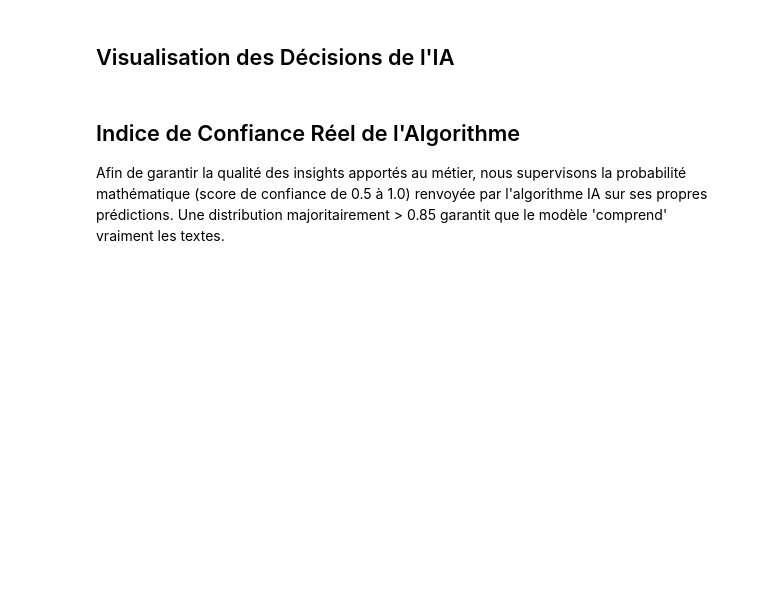
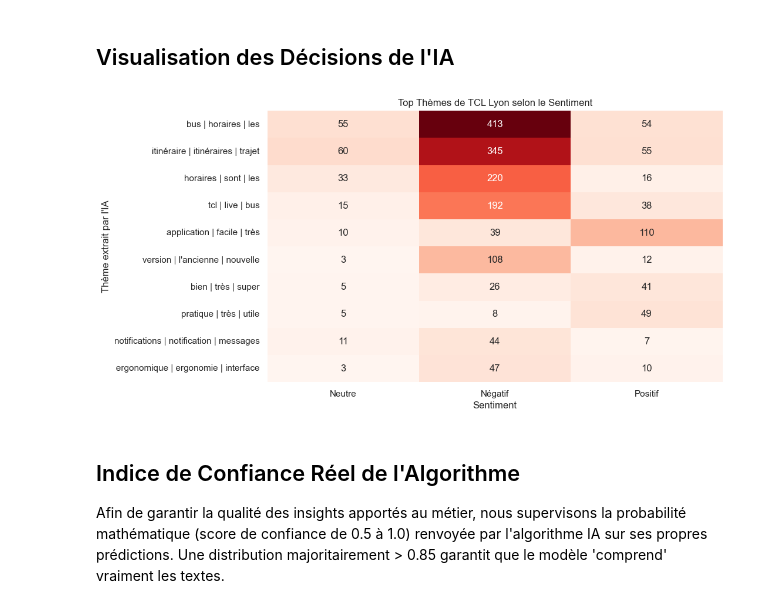
Before and after one commit to abderahmanenouri/AI-Reputation-360, a Jupyter notebook: Analyse_Reputation_IA.ipynb, the cells around one changed output. Saved outputs shown, nothing was run; the diff lists cells and outputs as text; code cells hidden in the pictures; blank space fills up the shorter version.

Commit message:
Fix: Heatmap TCL fonctionnelle (filtre corrigé) et code CamemBERT formaté proprement en Markdown

```diff
--- a/Analyse_Reputation_IA.ipynb
+++ b/Analyse_Reputation_IA.ipynb
@@ -49,19 +49,3 @@ Ce projet repose sur une approche hybride robuste :
 # %% [markdown]
 ### Focus sur l'inférence CamemBERT (Aperçu du code source)
 Le script utilisé pour générer les prédictions (disponible dans `src/`) ressemble à ceci :
-# %%
-# Extrait de l'inférence (Nécessite environnement adapté : PyTorch + Transformers)
-"""
-from transformers import pipeline
-import pandas as pd
-
-# 1. Chargement du modèle depuis le checkpoint de fine-tuning
-sentiment_pipeline = pipeline('text-classification', model='./results/model_checkpoints', device=0)
-
-# 2. Inférence par batch pour optimisation GPU
-results = sentiment_pipeline(texts, batch_size=32)
-
-# 3. Extraction des scores de confiance réels de l'IA
-df['Sentiment_IA'] = [r['label'] for r in results]
-df['Score_Confiance'] = [r['score'] for r in results]
-"""
@@ -127,18 +124,20 @@ plt.show()
 # %% [markdown]
 ## Visualisation des Décisions de l'IA
 # %%
-tcl_df = df[df['Entreprise'] == 'TCL']
+tcl_df = df[df['Entreprise'] == 'TCL_Lyon']
 if not tcl_df.empty:
     cross_tab = pd.crosstab(tcl_df['Theme_IA'], tcl_df['Sentiment_IA'])
     # Trier par volume total
     cross_tab = cross_tab.loc[cross_tab.sum(axis=1).sort_values(ascending=False).index[:10]]
 
     plt.figure(figsize=(10, 6))
     sns.heatmap(cross_tab, annot=True, fmt='d', cmap='Reds', cbar=False)
     plt.title("Top Thèmes de TCL Lyon selon le Sentiment")
     plt.ylabel("Thème extrait par l'IA")
     plt.xlabel("Sentiment")
     plt.show()
+# %% [output]
+[figure, added]
 # %% [markdown]
 ## Indice de Confiance Réel de l'Algorithme
 Afin de garantir la qualité des insights apportés au métier, nous supervisons la probabilité mathématique (score de confiance de 0.5 à 1.0) renvoyée par l'algorithme IA sur ses propres prédictions. Une distribution majoritairement > 0.85 garantit que le modèle 'comprend' vraiment les textes.
```
Also changed, not shown: parts of 4 cells of this notebook.
